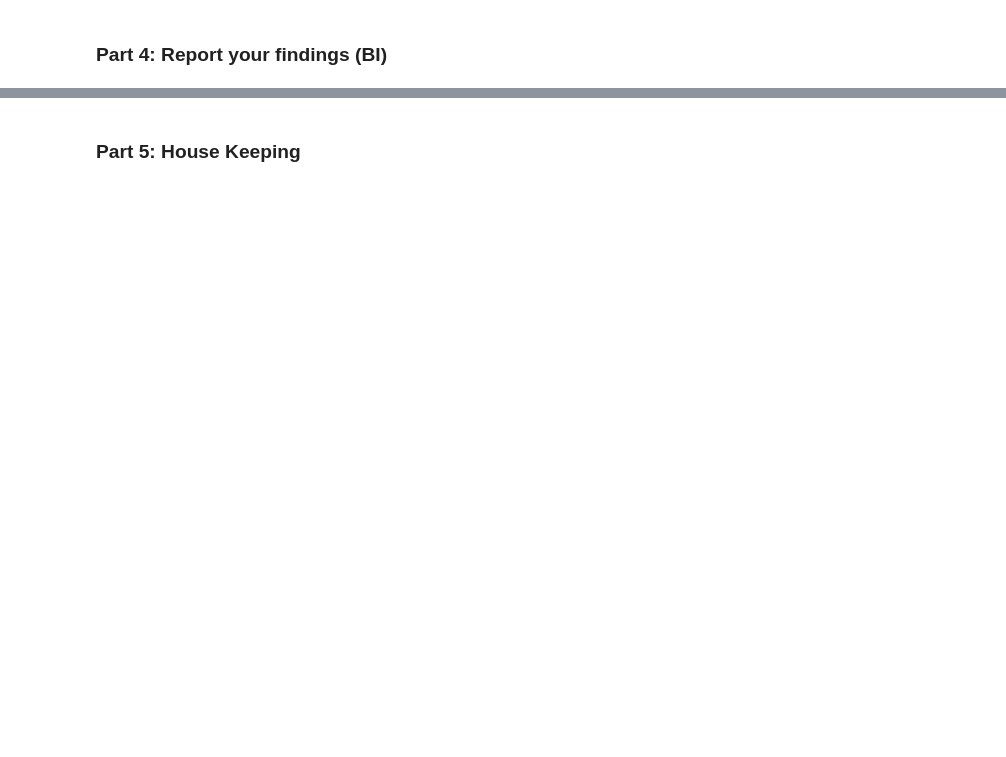
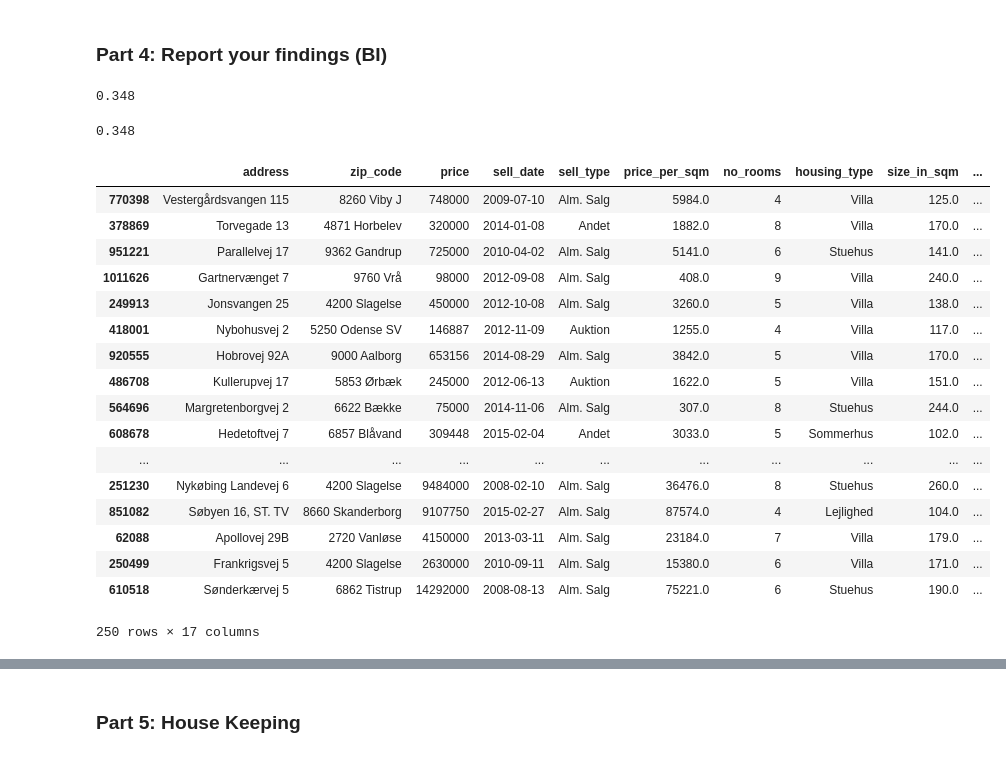
Before and after one commit to lakridserne/PowerSmiling, a Jupyter notebook: assignment_7/BI_assignment7.ipynb, the cells around one changed output, grey strips where cells are left out. Cells and saved outputs as stored; diff of their text form; code cells hidden in the pictures; blank space fills up the shorter version.

```diff
--- a/assignment_7/BI_assignment7.ipynb
+++ b/assignment_7/BI_assignment7.ipynb
@@ -106,4 +106,4 @@ dsample =d.sample(n=50)
 esample =e.sample(n=50)
 # %%
 validation_y = pd.concat([asample, bsample, csample,dsample, esample])
-validation_x = pd.concat([asample.iloc[:,0:16],bsample.iloc[:,0:16],csample.iloc[:,0:16],dsample.iloc[:,0:16],esample.iloc[:,0:16]])
+validation_xx = pd.concat([asample.iloc[:,0:17],bsample.iloc[:,0:17],csample.iloc[:,0:17],dsample.iloc[:,0:17],esample.iloc[:,0:17]])
@@ -281,0 +268,31 @@ weighted avg       0.81      0.80      0.80    207679
+# %%
+print(accuracy_score(valid_pred_y,valid_y))
+# %% [output]
+0.348
+# %%
+#dataframe = df[df.index.isin(validation_xx.index)]
+y_validation_tree = model_dt.predict(validation_x)
+print(accuracy_score(y_validation_tree, validation_y))
+# %% [output]
+0.348
+# %%
+validation_xx
+# %% [output]
+|  | address | zip_code | price | sell_date | sell_type | price_per_sqm | no_rooms | housing_type | size_in_sqm | ... |
+| 770398 | Vestergårdsvangen 115 | 8260 Viby J | 748000 | 2009-07-10 | Alm. Salg | 5984.0 | 4 | Villa | 125.0 | ... |
+| 378869 | Torvegade 13 | 4871 Horbelev | 320000 | 2014-01-08 | Andet | 1882.0 | 8 | Villa | 170.0 | ... |
+| 951221 | Parallelvej 17 | 9362 Gandrup | 725000 | 2010-04-02 | Alm. Salg | 5141.0 | 6 | Stuehus | 141.0 | ... |
+| 1011626 | Gartnervænget 7 | 9760 Vrå | 98000 | 2012-09-08 | Alm. Salg | 408.0 | 9 | Villa | 240.0 | ... |
+| 249913 | Jonsvangen 25 | 4200 Slagelse | 450000 | 2012-10-08 | Alm. Salg | 3260.0 | 5 | Villa | 138.0 | ... |
+| 418001 | Nybohusvej 2 | 5250 Odense SV | 146887 | 2012-11-09 | Auktion | 1255.0 | 4 | Villa | 117.0 | ... |
+| 920555 | Hobrovej 92A | 9000 Aalborg | 653156 | 2014-08-29 | Alm. Salg | 3842.0 | 5 | Villa | 170.0 | ... |
+| 486708 | Kullerupvej 17 | 5853 Ørbæk | 245000 | 2012-06-13 | Auktion | 1622.0 | 5 | Villa | 151.0 | ... |
+| 564696 | Margretenborgvej 2 | 6622 Bække | 75000 | 2014-11-06 | Alm. Salg | 307.0 | 8 | Stuehus | 244.0 | ... |
+| 608678 | Hedetoftvej 7 | 6857 Blåvand | 309448 | 2015-02-04 | Andet | 3033.0 | 5 | Sommerhus | 102.0 | ... |
+| ... | ... | ... | ... | ... | ... | ... | ... | ... | ... | ... |
+| 251230 | Nykøbing Landevej 6 | 4200 Slagelse | 9484000 | 2008-02-10 | Alm. Salg | 36476.0 | 8 | Stuehus | 260.0 | ... |
+| 851082 | Søbyen 16, ST. TV | 8660 Skanderborg | 9107750 | 2015-02-27 | Alm. Salg | 87574.0 | 4 | Lejlighed | 104.0 | ... |
+| 62088 | Apollovej 29B | 2720 Vanløse | 4150000 | 2013-03-11 | Alm. Salg | 23184.0 | 7 | Villa | 179.0 | ... |
+| 250499 | Frankrigsvej 5 | 4200 Slagelse | 2630000 | 2010-09-11 | Alm. Salg | 15380.0 | 6 | Villa | 171.0 | ... |
+| 610518 | Sønderkærvej 5 | 6862 Tistrup | 14292000 | 2008-08-13 | Alm. Salg | 75221.0 | 6 | Stuehus | 190.0 | ... |
+250 rows × 17 columns
```
Also changed, not shown: parts of 21 cells of this notebook.
